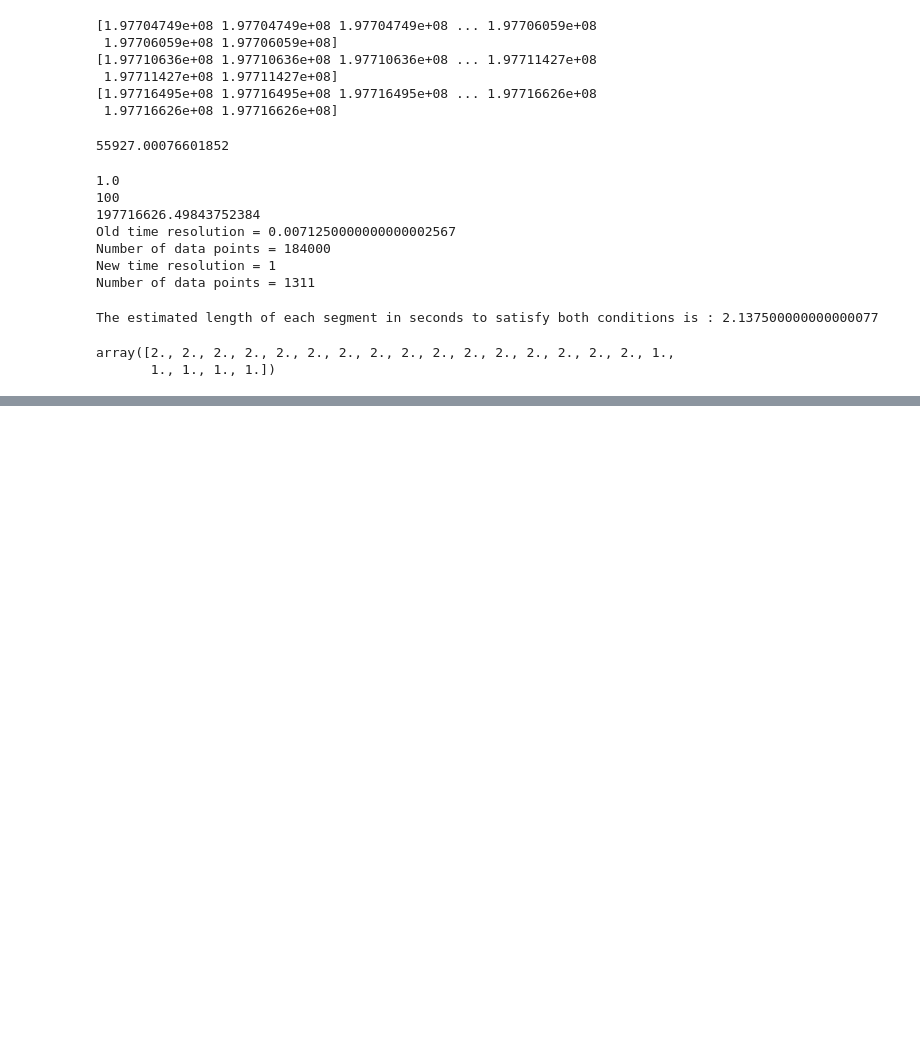
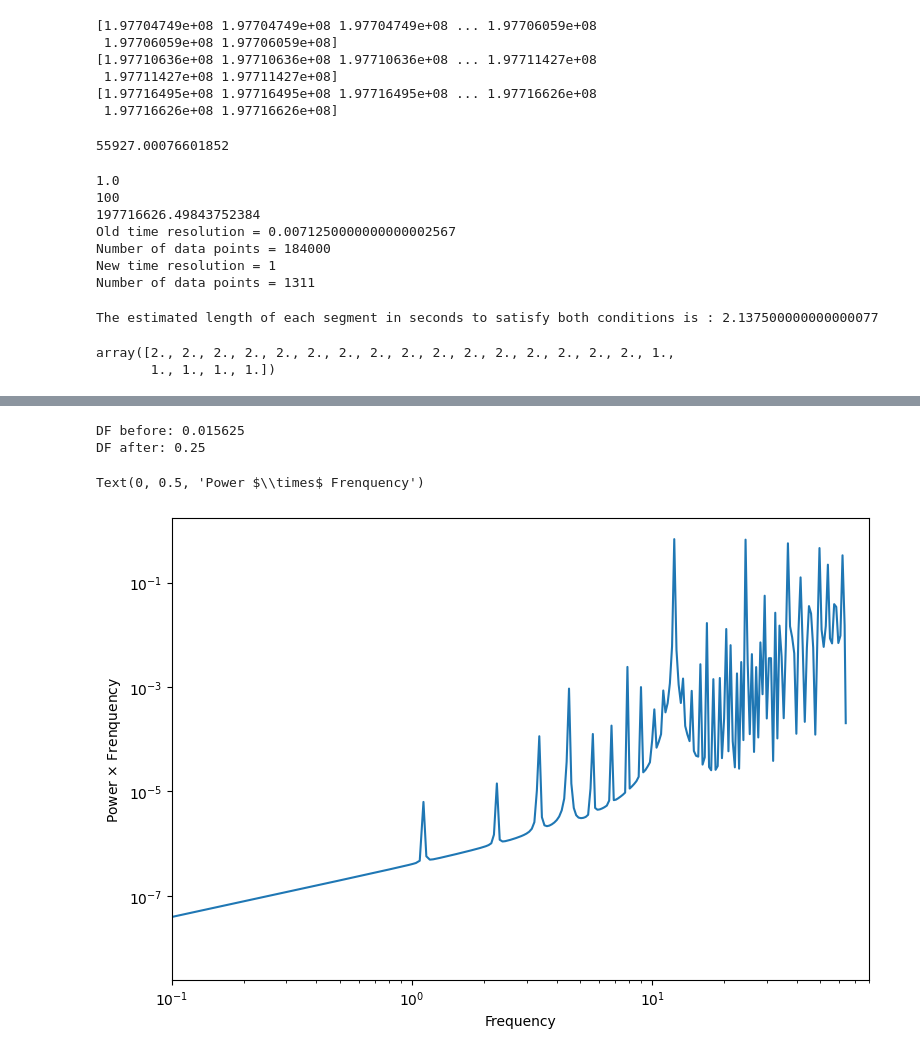
Before and after one commit to uu7uu/stingray_study, a Jupyter notebook: stingray.ipynb, the cells around one changed output, grey strips where cells are left out. Drawn from its saved outputs; the diff is of its cells as text; code cells hidden in the pictures; blank space fills up the shorter version.

```diff
--- a/stingray.ipynb
+++ b/stingray.ipynb
@@ -116,0 +195,21 @@ Text(0, 0.5, 'Power (Leahy)')
+# %%
+print("DF before:", pds.df)
+# Both of the following ways are allowed syntax:
+# lin_rb_pds = Powerspectrum.rebin(pds, 0.25, method='mean')
+lin_rb_pds = pds.rebin(0.25, method='mean')
+print("DF after:", lin_rb_pds.df)
+# %% [output]
+DF before: 0.015625
+DF after: 0.25
+# %%
+# Both of the following ways are allowed syntax:
+# log_rb_ps, log_rb_freq, binning = Powerspectrum.rebin_log(avg_ps, f=0.02)
+log_rb_pds = pds.rebin_log(f=0.02) #我们对 PSD 进行对数重新分箱，使每个分箱的大小比前一个分箱大 1.02 倍。
+plt.figure(figsize=(9,6))
+plt.loglog(log_rb_pds.freq, log_rb_pds.power*log_rb_pds.freq)
+plt.xlim([0.1, 80])
+plt.xlabel("Frequency")
+plt.ylabel(r"Power $\times$ Frenquency")
+# %% [output]
+Text(0, 0.5, 'Power $\\times$ Frenquency')
+[figure, added]
```
Also changed, not shown: parts of 13 cells of this notebook.
